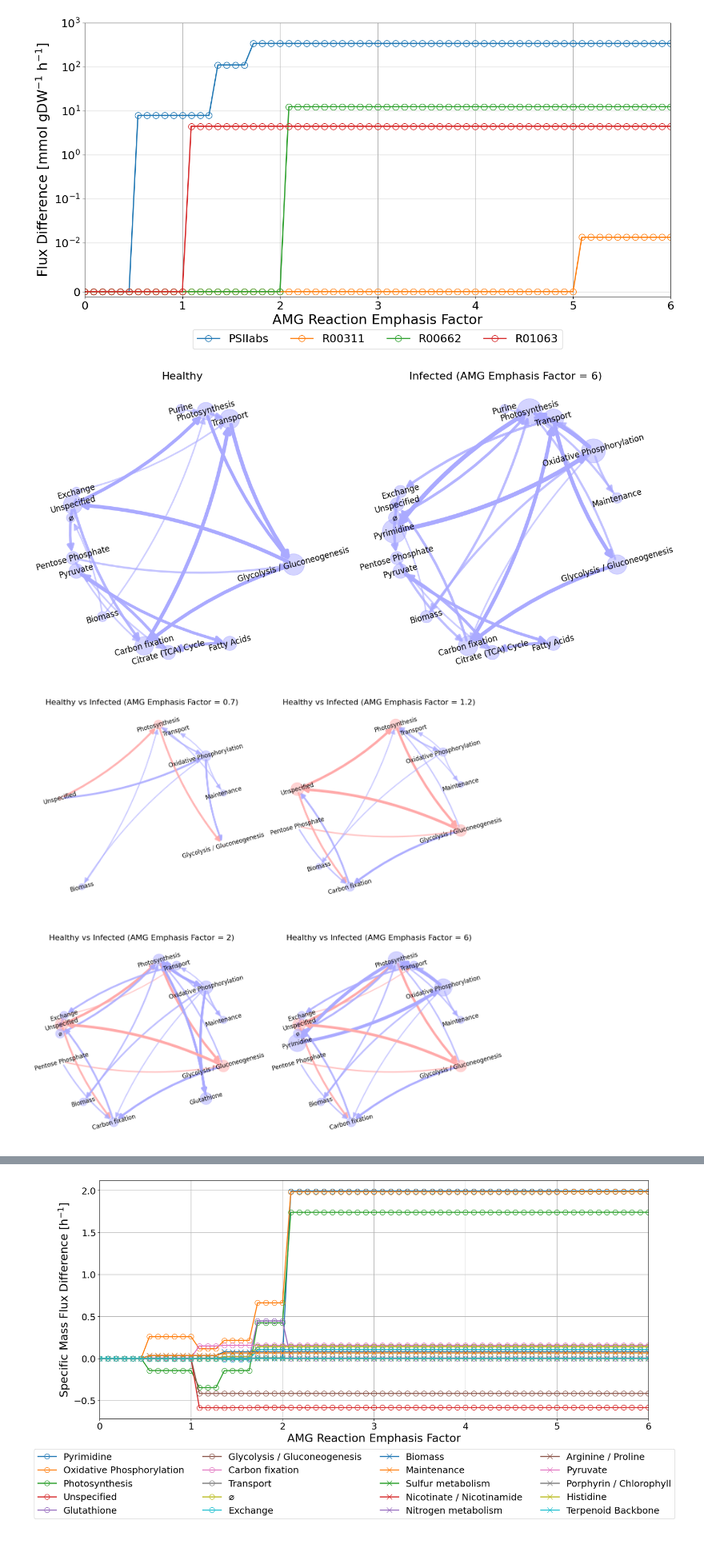
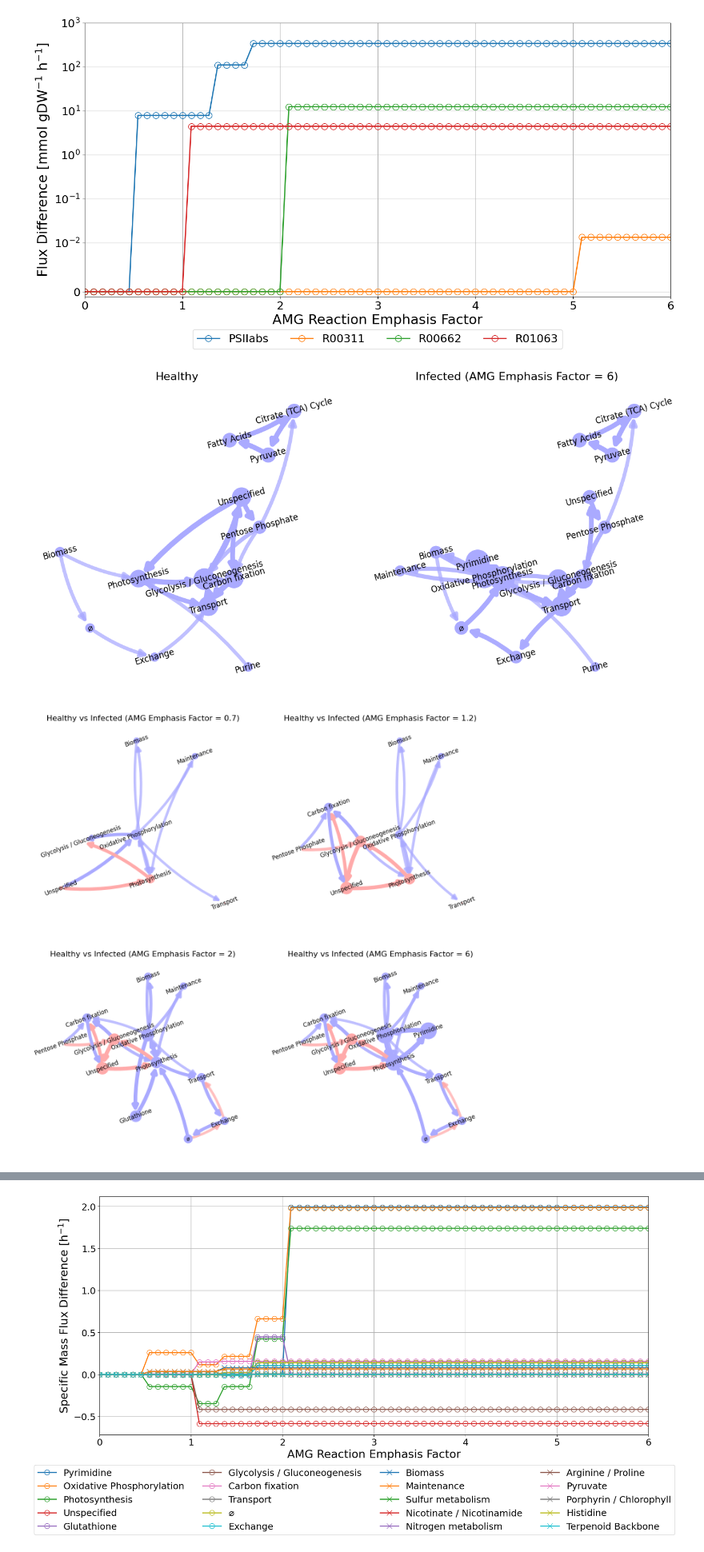
Before and after one commit to NWBRaVE/p-hm2-amgs-in-med4, a Jupyter notebook: emphasis_factor.ipynb, the cells around one changed output, grey strips where cells are left out. Shown at 80% size. Drawn from its saved outputs; the diff is of its cells as text; code cells hidden in the pictures.

Commit message:
made flux graph edges more visible, rotated labels, changed some layouts

```diff
--- a/emphasis_factor.ipynb
+++ b/emphasis_factor.ipynb
@@ -165,7 +165,7 @@ plt.show()
 [figure]
 # %%
 factor = 6
-scale = 3
+scale = 4
 cut = 30 / scale
 g_healthy = gu.subsystem_flux_graph(
     model,
@@ -177,7 +177,7 @@ g_infected = gu.subsystem_flux_graph(
     flux_at_val(infecteds, factor),
     masses=masses,
 )
-pos = nx.shell_layout(g_infected)
+pos = nx.layout.fruchterman_reingold_layout(g_infected, seed=0, k=3, iterations=150)
 fig, axs = plt.subplots(1, 2, figsize=(16, 8))
 draw_graph(
     g_healthy, axs[0], manual_relabels=manual_relabels, scale=scale, pos=pos, cut=cut
@@ -205,37 +205,39 @@ for r in range(2):
             model,
             flux_at_val(infecteds, factor),
             masses=masses,
         )
 
         g_diff = gu.diff_graph(g_infected, g_healthy)
 
         gs_red = g_diff.edge_subgraph(
             [
                 (u, v)
                 for u, v, d in g_diff.edges(data=True)
                 if np.abs(d["weight"] / scale) > cut
             ]
         )
         if r:
-            if pos is None:
-                pos = nx.shell_layout(pg)
+            # if pos is None:
+            #     pos = nx.shell_layout(pg)
+            pos = nx.layout.kamada_kawai_layout(pg, weight=None)
             draw_graph(
                 g_diff,
                 ax,
                 cut=cut,
                 manual_relabels=manual_relabels,
                 pos=pos,
                 scale=scale,
+                label_rotation=20,
             )
             ax.set_title(
                 f"Healthy vs Infected (AMG Emphasis Factor = {factor})", fontsize=16
             )
         else:
             pg.add_edges_from(gs_red.edges())
 plt.show()
 # %% [output]
-[figure, old version]
+[figure, new version]
-[figure, old version]
+[figure, new version]
 # %%
 sys_diffs_in = {}
 for factor in penalties:
```
Also changed, not shown: 6 other files.
